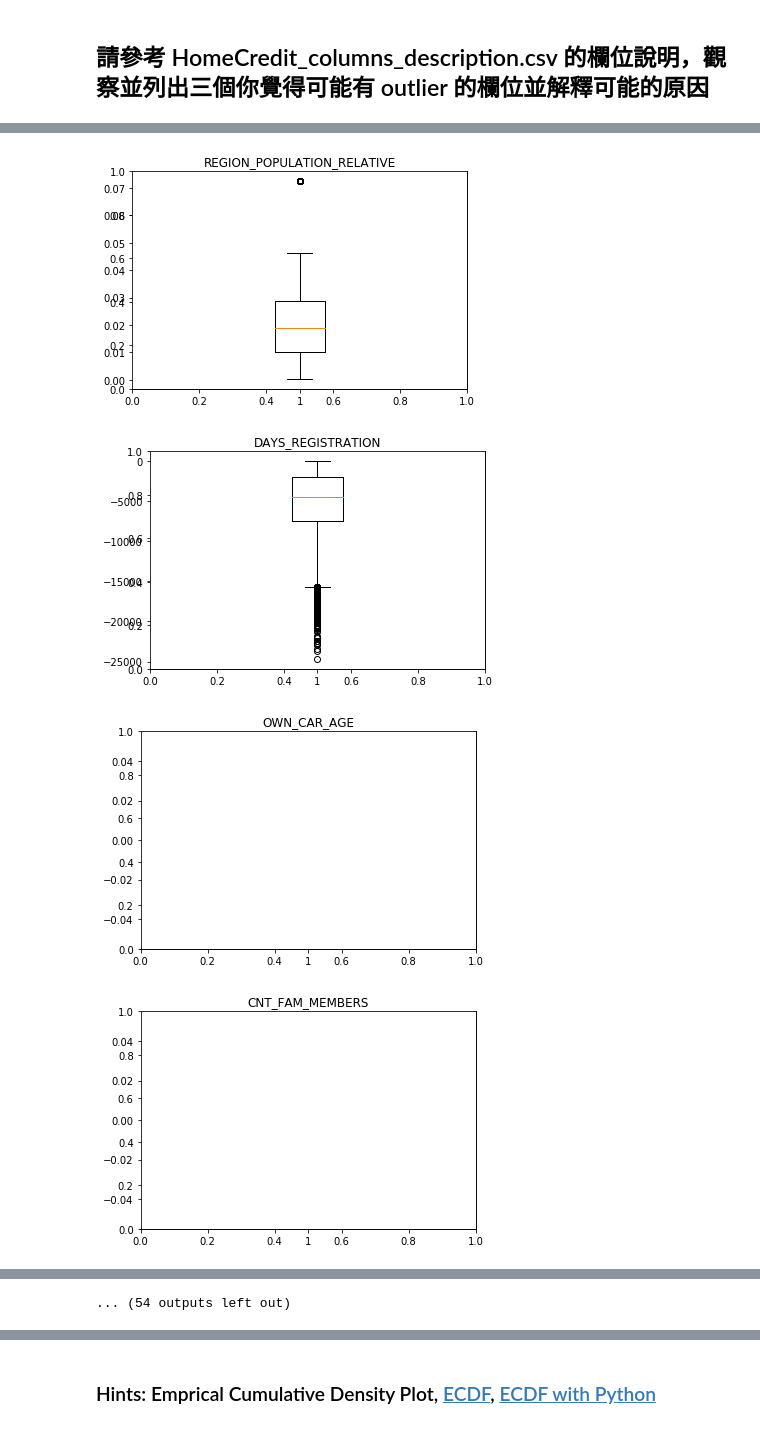
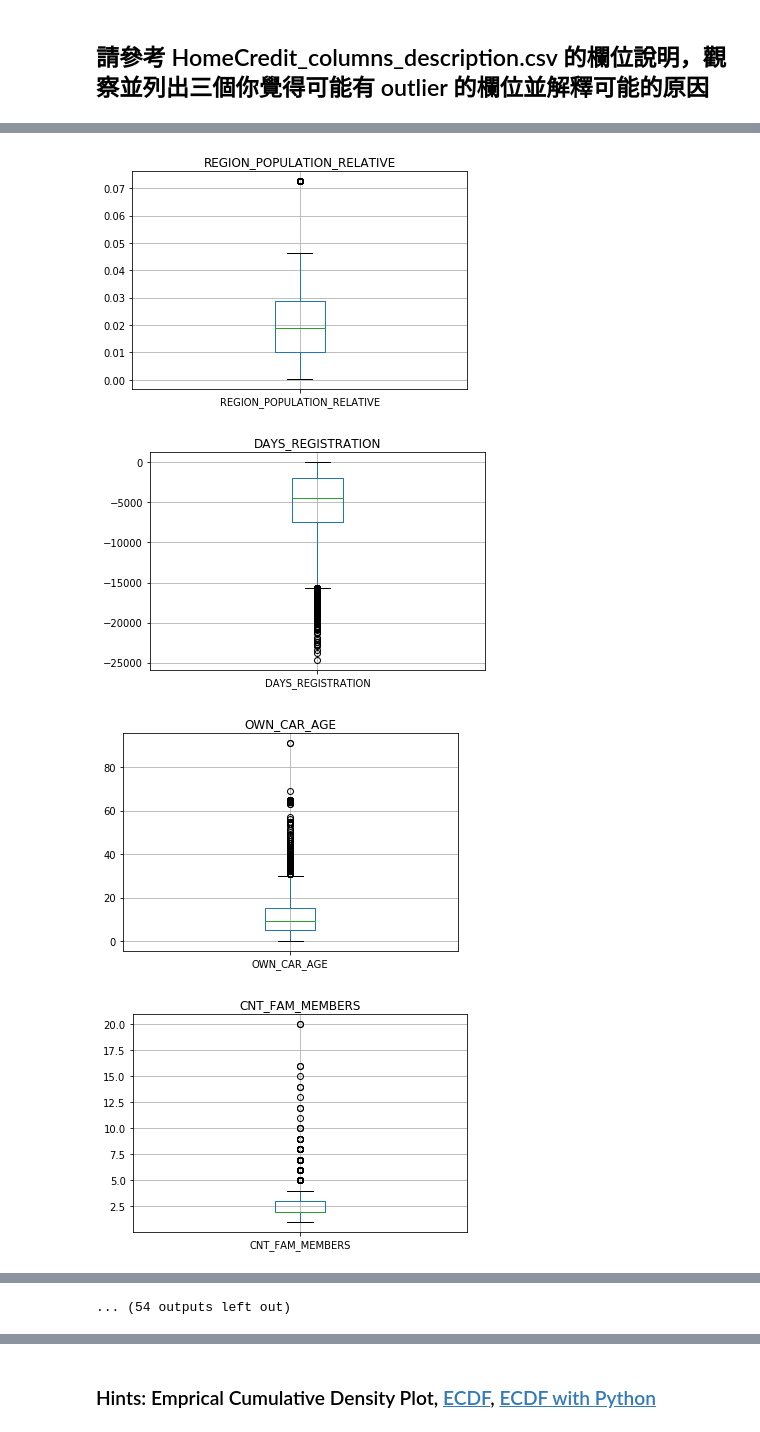
Before and after one commit to lightbluesky/2nd-ML100Days, a Jupyter notebook: homework/Day_006_HW.ipynb, the cells around one changed output, grey strips where cells are left out. Cells and saved outputs as stored; diff of their text form; code cells hidden in the pictures.

```diff
--- a/homework/Day_006_HW.ipynb
+++ b/homework/Day_006_HW.ipynb
@@ -51,13 +51,13 @@ print("Numbers of remain columns %s" % len(numeric_columns))
 # 檢視這些欄位的數值範圍
 for col in numeric_columns:
     #----寫法1------
-    #ax = app_train[col].to_frame().boxplot()
-    #----寫法2------
-    fig, ax = plt.subplots()
-    fig = plt.figure(1, figsize=(9, 6))
-    ax = fig.add_subplot(111)
-    ax.boxplot(app_train.loc[:,col].tolist())
-    #ax.boxplot(app_train[col])
+    ax = app_train[col].to_frame().boxplot()
+    #----寫法2有誤，有些圖會跑不出來------
+    #fig, ax = plt.subplots()
+    #fig = plt.figure(1, figsize=(9, 6))
+    #ax = fig.add_subplot(111)
+    #ax.boxplot(app_train.loc[:,col].tolist())
+    #ax.boxplot(app_train[[col]])
     #--------------
     ax.set_title(col)
     plt.show()
@@ -78,4 +78,4 @@ Numbers of remain columns 65
-[figure, old version]
+[figure, new version]
-[figure, old version]
+[figure, new version]
-[figure, old version]
+[figure, new version]
-[figure, old version]
+[figure, new version]
```
Also changed, not shown: parts of 2 cells of this notebook.
